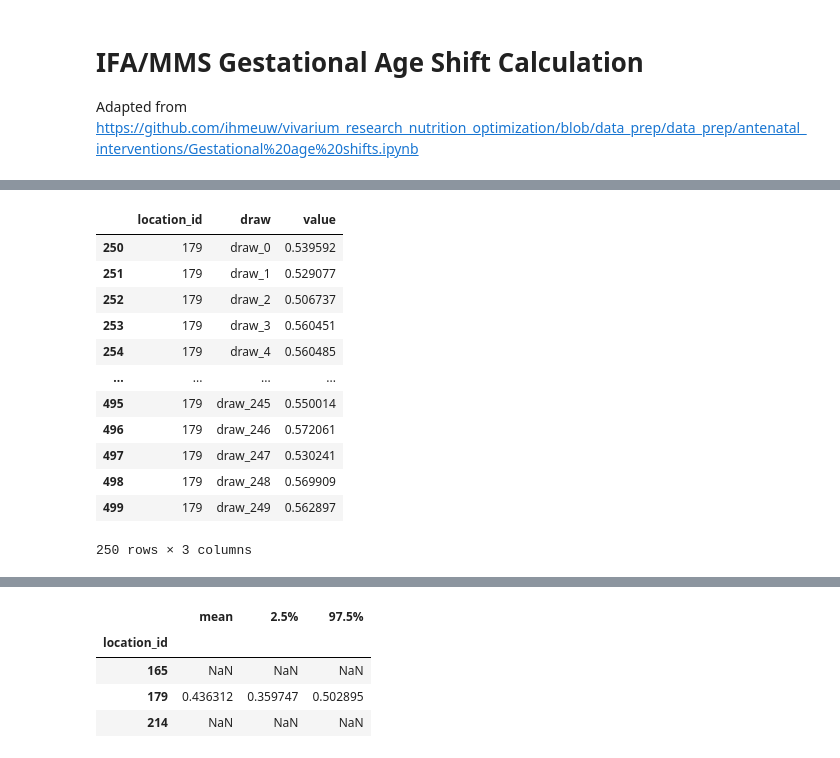
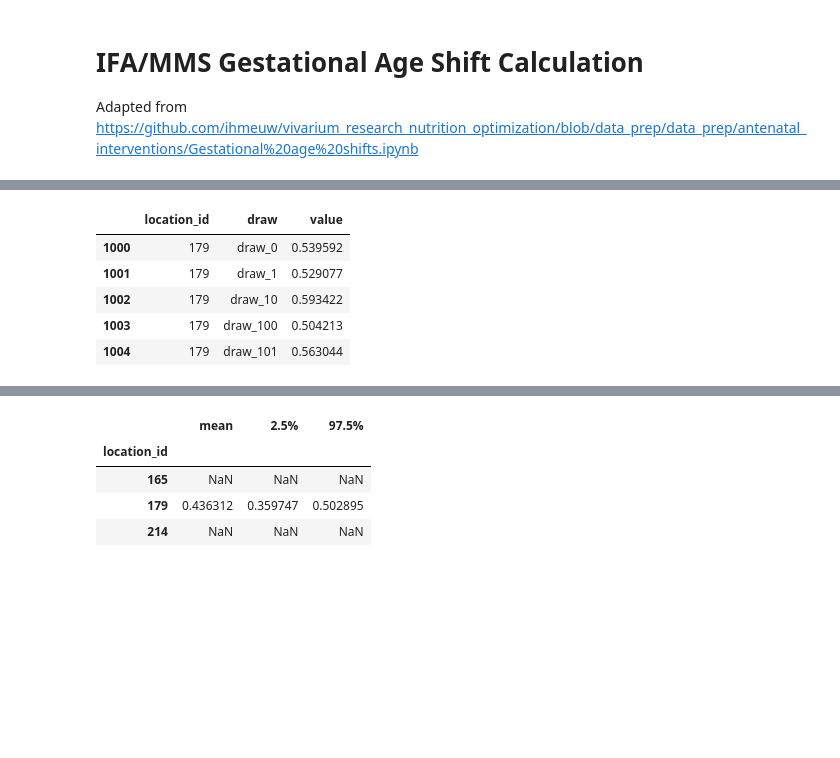
Before and after one commit to ihmeuw/vivarium_gates_mncnh, a Jupyter notebook: src/vivarium_gates_mncnh/data/ifa_mms_gestation_shifts/ifa_gestational_age_shifts.ipynb, the cells around one changed output, grey strips where cells are left out. Cells and saved outputs as stored; diff of their text form; code cells hidden in the pictures; blank space fills up the shorter version.

```diff
--- a/src/vivarium_gates_mncnh/data/ifa_mms_gestation_shifts/ifa_gestational_age_shifts.ipynb
+++ b/src/vivarium_gates_mncnh/data/ifa_mms_gestation_shifts/ifa_gestational_age_shifts.ipynb
@@ -17 +10,7 @@ location_ids = [179, 214, 165]  # Ethiopia, Nigeria, Pakistan
+# %%
+location_data = {'ethiopia':179,
+                'nigeria':214,
+                'pakistan':165}
+location_ids = list(location_data.values())
+locations = list(location_data.keys())
 # %%
@@ -42,24 +24,18 @@ art_ethiopia.keys
 # %%
 # this data comes from Annie Haakkenstad's Health Systems estimates and represents oral iron in pregnancy among those who attend ANC
 # docs https://vivarium-research.readthedocs.io/en/latest/models/intervention_models/mncnh_pregnancy/oral_iron_antenatal/oral_iron_antenatal.html#baseline-coverage-data
 ifa = pd.read_csv('/snfs1/Project/simulation_science/mnch_grant/MNCNH portfolio/anc_iron_prop_st-gpr_results_aggregates_scaled2025-05-30.csv')
 ifa = ifa.loc[(ifa.location_id.isin(location_ids))
               & (ifa.year_id==2023)]
-ifa = ifa.set_index('location_id')[[f'draw_{i}' for i in list(range(0,n_draws))]]
+ifa = ifa.set_index('location_id')[[x for x in ifa.columns if 'draw' in x]]
 ifa = ifa.stack().reset_index()
 ifa.columns = ['location_id', 'draw', 'value']
-ifa[ifa["location_id"]==179]
+# FIX ME: make this generalizable to work for all locations
+ifa[ifa["location_id"]==179].head()
 # %% [output]
 |  | location_id | draw | value |
-| 250 | 179 | draw_0 | 0.539592 |
-| 251 | 179 | draw_1 | 0.529077 |
-| 252 | 179 | draw_2 | 0.506737 |
-| 253 | 179 | draw_3 | 0.560451 |
-| 254 | 179 | draw_4 | 0.560485 |
-| ... | ... | ... | ... |
-| 495 | 179 | draw_245 | 0.550014 |
-| 496 | 179 | draw_246 | 0.572061 |
-| 497 | 179 | draw_247 | 0.530241 |
-| 498 | 179 | draw_248 | 0.569909 |
-| 499 | 179 | draw_249 | 0.562897 |
+| 1000 | 179 | draw_0 | 0.539592 |
+| 1001 | 179 | draw_1 | 0.529077 |
+| 1002 | 179 | draw_10 | 0.593422 |
+| 1003 | 179 | draw_100 | 0.504213 |
+| 1004 | 179 | draw_101 | 0.563044 |
-250 rows × 3 columns
```
Also changed, not shown: parts of 28 cells of this notebook, 1 other file.
